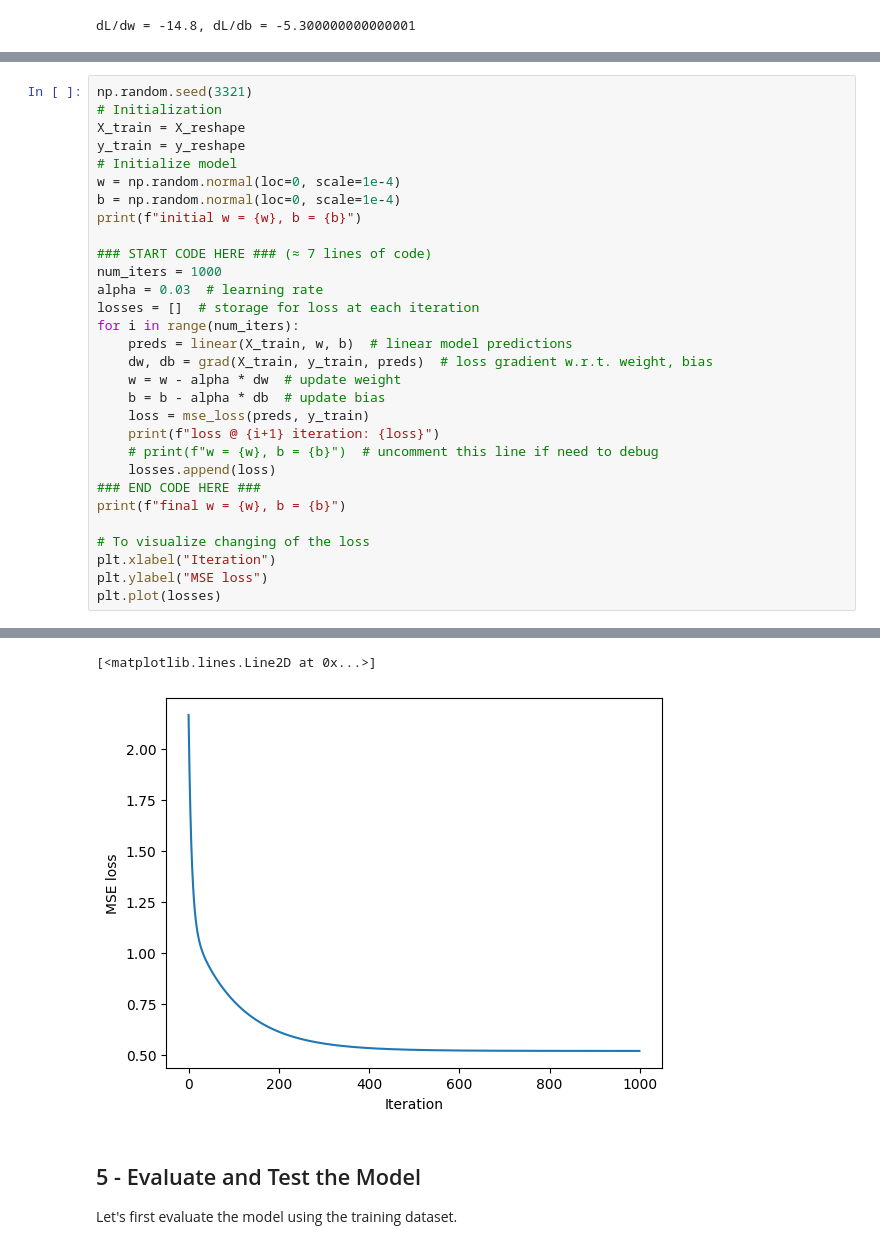
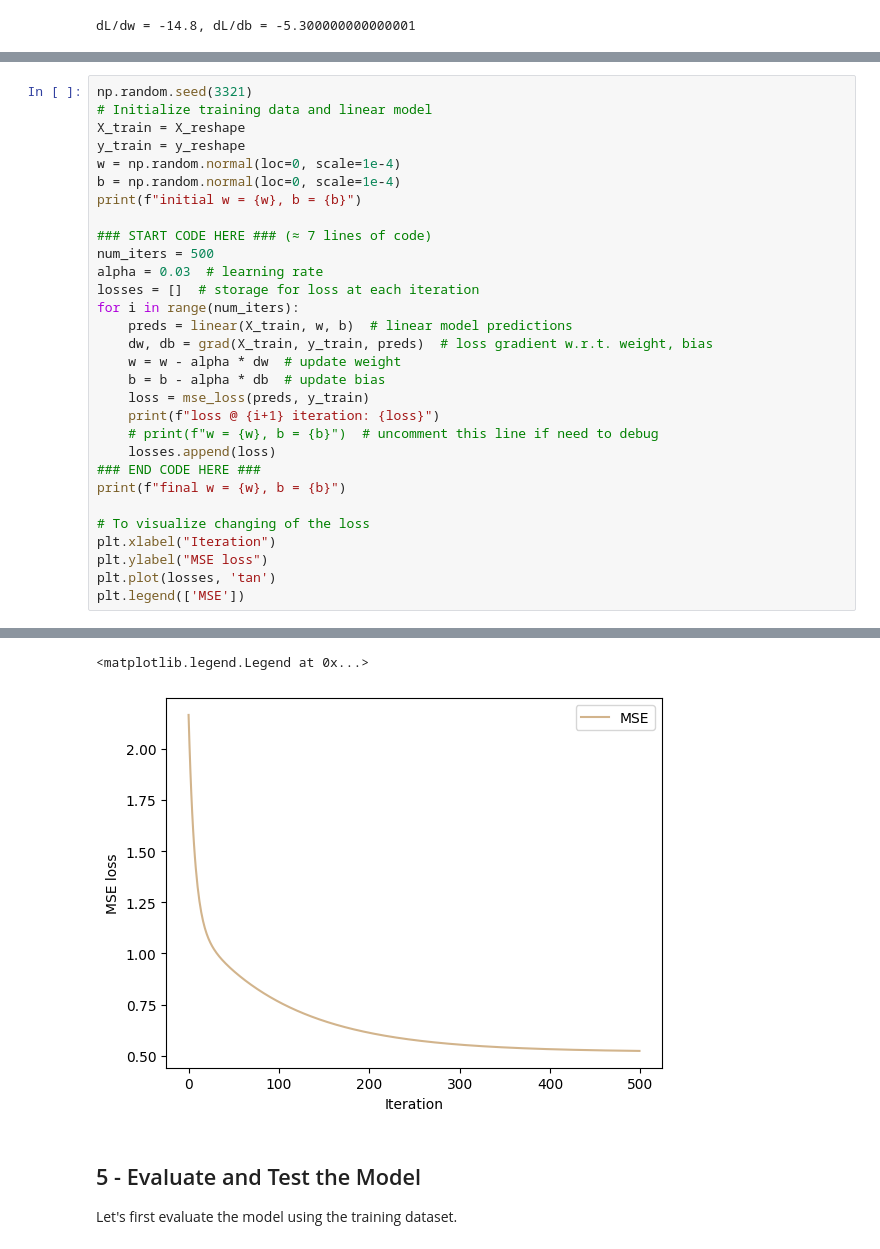
Before and after one commit to linzhangUCA/3321tpl-linear_model, a Jupyter notebook: linear_model.ipynb, the cells around one changed output, grey strips where cells are left out. Cells and saved outputs as stored; diff of their text form.

```diff
--- a/linear_model.ipynb
+++ b/linear_model.ipynb
@@ -240,15 +255,14 @@ Use a iterative loop to update model parameters: $w$ and $b$.
 # %%
 np.random.seed(3321)
-# Initialization
+# Initialize training data and linear model
 X_train = X_reshape
 y_train = y_reshape
-# Initialize model
 w = np.random.normal(loc=0, scale=1e-4)
 b = np.random.normal(loc=0, scale=1e-4)
 print(f"initial w = {w}, b = {b}")
 
 ### START CODE HERE ### (≈ 7 lines of code)
-num_iters = 1000
+num_iters = 500
 alpha = 0.03  # learning rate
 losses = []  # storage for loss at each iteration
 for i in range(num_iters):
@@ -266,7 +280,8 @@ print(f"final w = {w}, b = {b}")
 # To visualize changing of the loss
 plt.xlabel("Iteration")
 plt.ylabel("MSE loss")
-plt.plot(losses)
+plt.plot(losses, 'tan')
+plt.legend(['MSE'])
 # %% [output]
 initial w = 3.684559810524488e-05, b = -0.0001387826445218712
 loss @ 1 iteration: 2.1660192668556335
@@ -288,5 +303,5 @@ final w = -0.9983120422969773, b = 2.7799045027731215
-[<matplotlib.lines.Line2D at 0x...>]
+<matplotlib.legend.Legend at 0x...>
-[figure, old version]
+[figure, new version]
 # %% [markdown]
 ## 5 - Evaluate and Test the Model
 Let's first evaluate the model using the training dataset.
```
Also changed, not shown: parts of 21 cells of this notebook.
